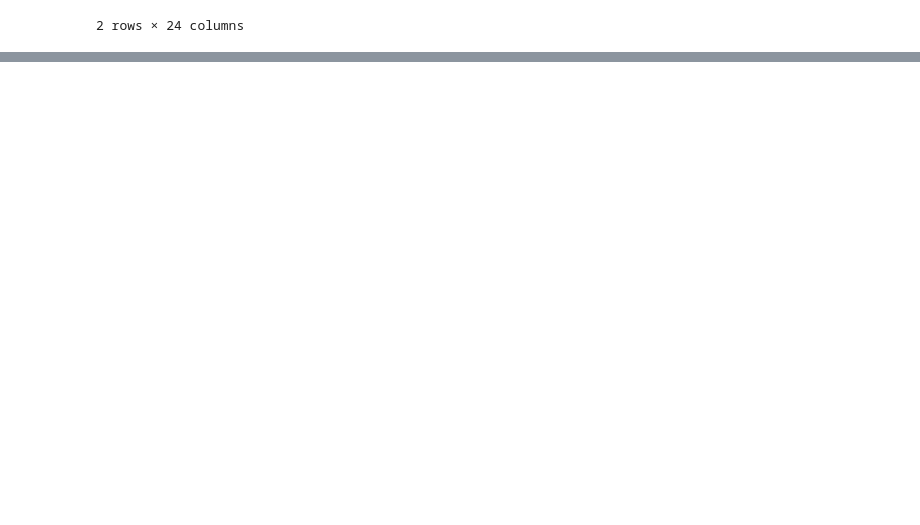
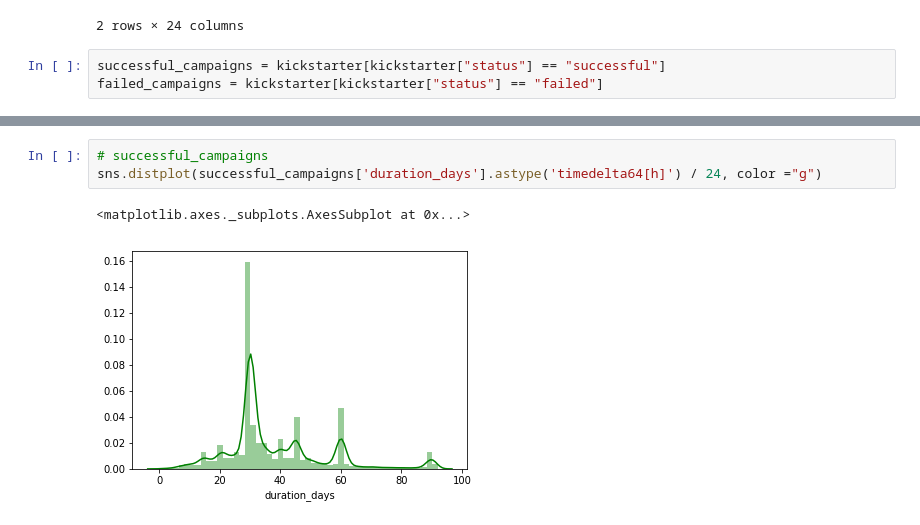
Before and after one commit to lizvdk/kickstarter_analysis, a Jupyter notebook: kickstarter.ipynb, the cells around one changed output, grey strips where cells are left out. Drawn from its saved outputs; the diff is of its cells as text; blank space fills up the shorter version.

```diff
--- a/kickstarter.ipynb
+++ b/kickstarter.ipynb
@@ -277,3 +256,6 @@ kickstarter.groupby("status").describe()
 | failed | 18939 | 42 days 23:28:18.506573 | 18 days 16:55:34.845298 | 1 days 00:00:00 | 30 days 00:00:00 | 36 days 00:00:00 | 59 days 21:00:00 | 91 days 23:02:24 | 18939.0 | 16365.162204 | ... |
 | successful | 22905 | 37 days 23:06:10.703339 | 16 days 15:36:07.563353 | 1 days 00:00:00 | 30 days 00:00:00 | 31 days 00:00:00 | 45 days 00:00:00 | 91 days 23:02:24 | 22905.0 | 5486.653261 | ... |
 2 rows × 24 columns
+# %%
+successful_campaigns = kickstarter[kickstarter["status"] == "successful"]
+failed_campaigns = kickstarter[kickstarter["status"] == "failed"]
@@ -279,0 +270,6 @@ kickstarter.groupby("status").describe()
+# %%
+# successful_campaigns
+sns.distplot(successful_campaigns['duration_days'].astype('timedelta64[h]') / 24, color ="g")
+# %% [output]
+<matplotlib.axes._subplots.AxesSubplot at 0x...>
+[figure, added]
```
Also changed, not shown: parts of 12 cells of this notebook.
